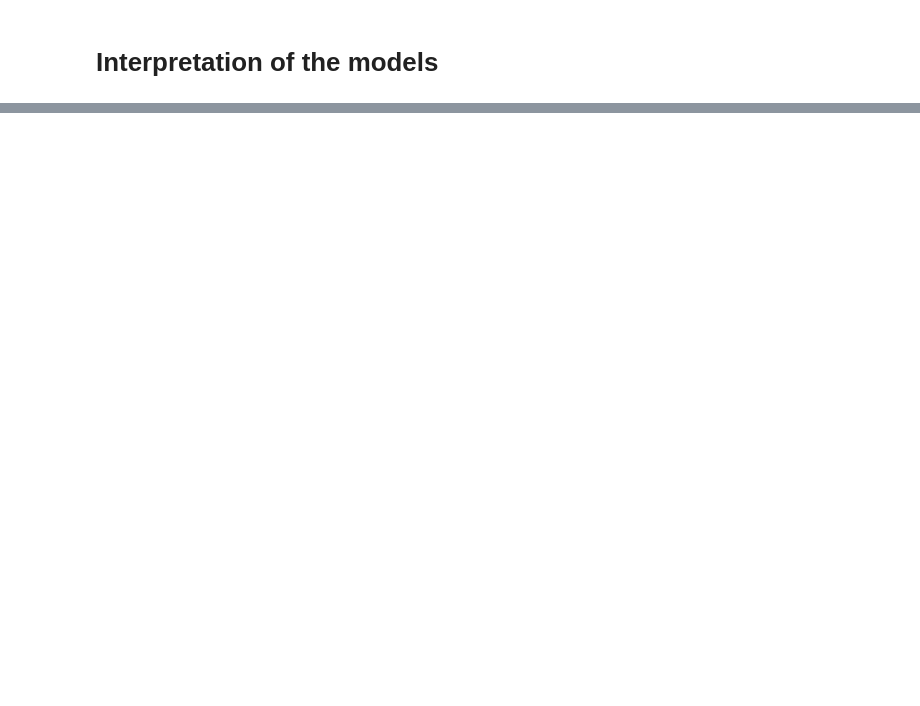
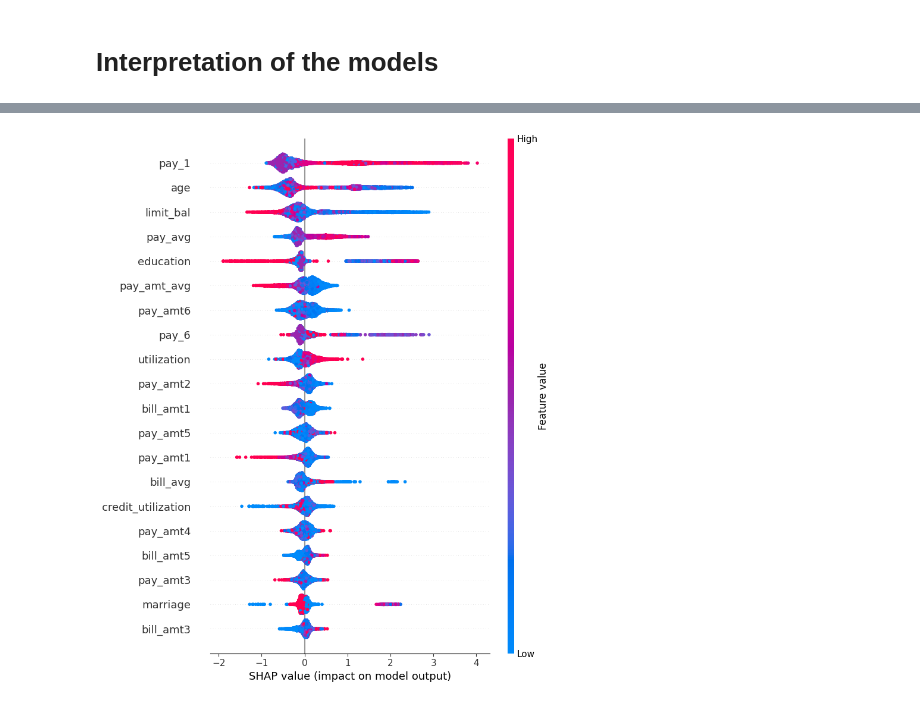
Before and after one commit to Kaisersose6/AbdoulT_Data_Science_Portfolio, a Jupyter notebook: Credit Risk Modeling Projects/Credit Default Prediction Using Logistic Regression and XGBoost/Notebooks/04_Interpretability.ipynb, the cells around one changed output, grey strips where cells are left out. Saved outputs shown, nothing was run; the diff lists cells and outputs as text; code cells hidden in the pictures; blank space fills up the shorter version.

```diff
--- a/Credit Risk Modeling Projects/Credit Default Prediction Using Logistic Regression and XGBoost/Notebooks/04_Interpretability.ipynb
+++ b/Credit Risk Modeling Projects/Credit Default Prediction Using Logistic Regression and XGBoost/Notebooks/04_Interpretability.ipynb
@@ -29,0 +28,8 @@ display(eli5.show_prediction(perm, X_test.iloc[0], feature_names=X_test.columns.
+# %%
+# 📥 Load Data and Model
+X_train = pd.read_csv('../data/X_train.csv')
+X_test = pd.read_csv('../data/X_test.csv')
+# %%
+from xgboost import XGBClassifier
+xgb = XGBClassifier(use_label_encoder=False, eval_metric='logloss', random_state=42)
+xgb.fit(X_train, pd.read_csv('../data/y_train.csv').values.ravel())
@@ -29,0 +52,11 @@ display(eli5.show_prediction(perm, X_test.iloc[0], feature_names=X_test.columns.
+# %%
+# 🔍 SHAP Explainer for Tree-Based Model
+explainer = shap.Explainer(xgb, X_train)
+# %%
+# Compute SHAP values
+shap_values = explainer(X_test)
+# %%
+# 📊 SHAP Summary Plot
+shap.summary_plot(shap_values, X_test)
+# %% [output]
+[figure, added]
```
Also changed, not shown: parts of 10 cells of this notebook, 3 other files.
